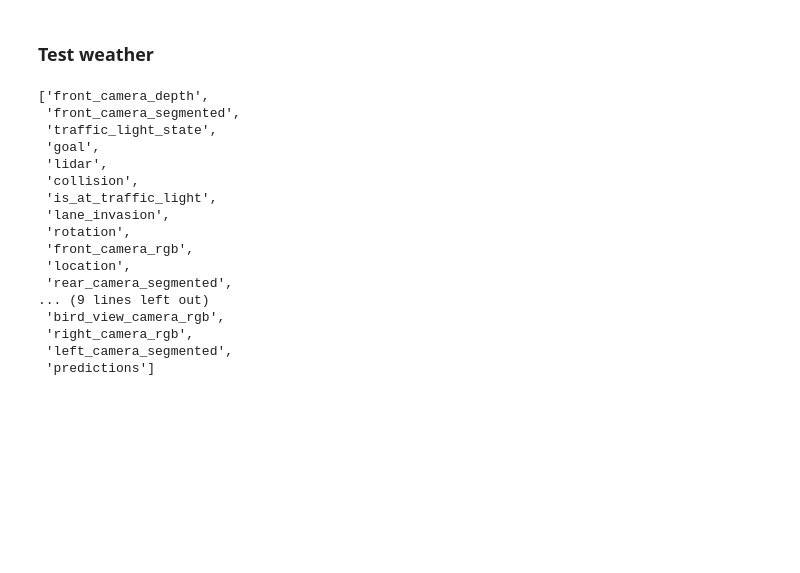
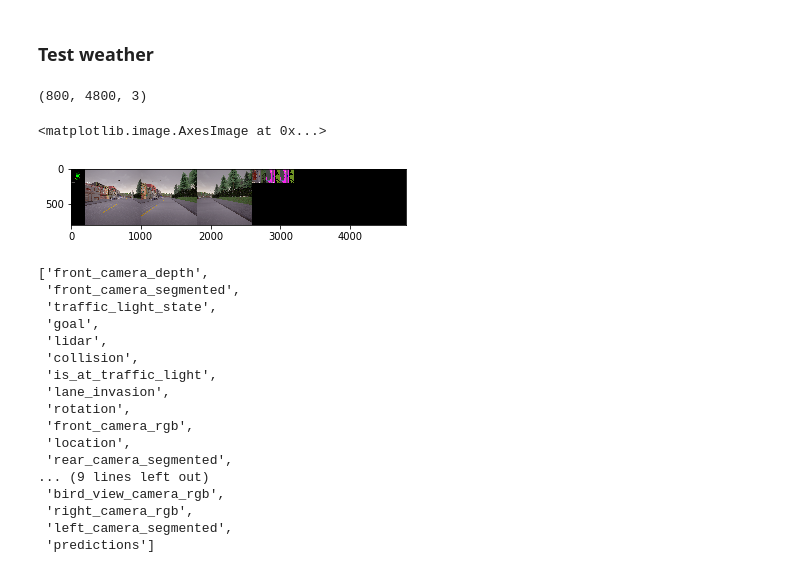
Before and after one commit to weirayao/oatomobile, a Jupyter notebook: oatomobile.ipynb, the cells around one changed output. Cells and saved outputs as stored; diff of their text form; code cells hidden in the pictures; blank space fills up the shorter version.

```diff
--- a/oatomobile.ipynb
+++ b/oatomobile.ipynb
@@ -18,6 +21,17 @@ import oatomobile.envs
 environment = CARLAEnv(town="Town01", weather="ClearSunset")
 # %%
 observation = environment.reset()
+# %%
+a = environment.render("rgb_array")
+# %%
+a.shape
+# %% [output]
+(800, 4800, 3)
+# %%
+plt.imshow(a)
+# %% [output]
+<matplotlib.image.AxesImage at 0x...>
+[figure, added]
 # %%
 environment.simulator._sensors
 # %% [output]
```
Also changed, not shown: parts of 1 cell of this notebook, 13 other files.
